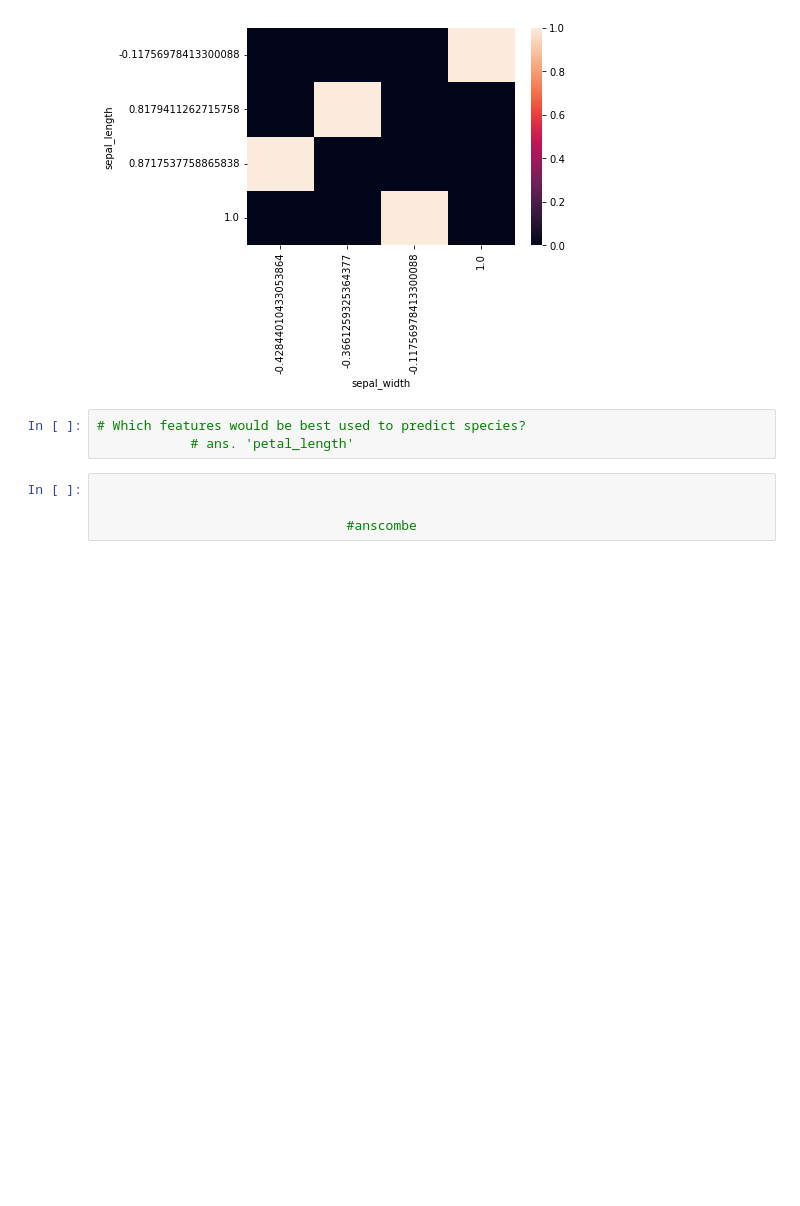
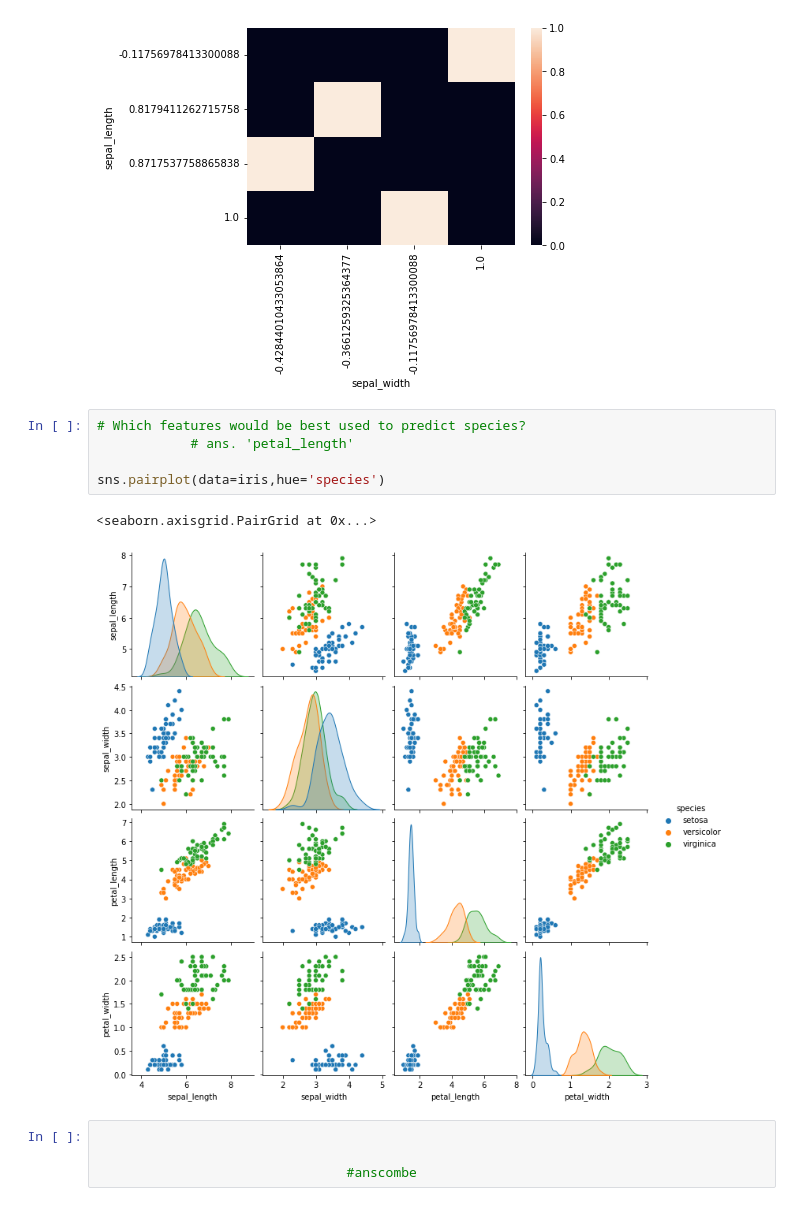
Before and after one commit to Saroj6632/numpy-pandas-visualization-exercises, a Jupyter notebook: seaborn_exercises.ipynb, the cells around one changed output. Cells and saved outputs as stored; diff of their text form; blank space fills up the shorter version.

```diff
--- a/seaborn_exercises.ipynb
+++ b/seaborn_exercises.ipynb
@@ -103,6 +108,11 @@ sns.heatmap(sepals_corr)
 # %%
 # Which features would be best used to predict species?
             # ans. 'petal_length'
+
+sns.pairplot(data=iris,hue='species')
+# %% [output]
+<seaborn.axisgrid.PairGrid at 0x...>
+[figure, added]
 # %%
 
 
```
Also changed, not shown: parts of 22 cells of this notebook.
